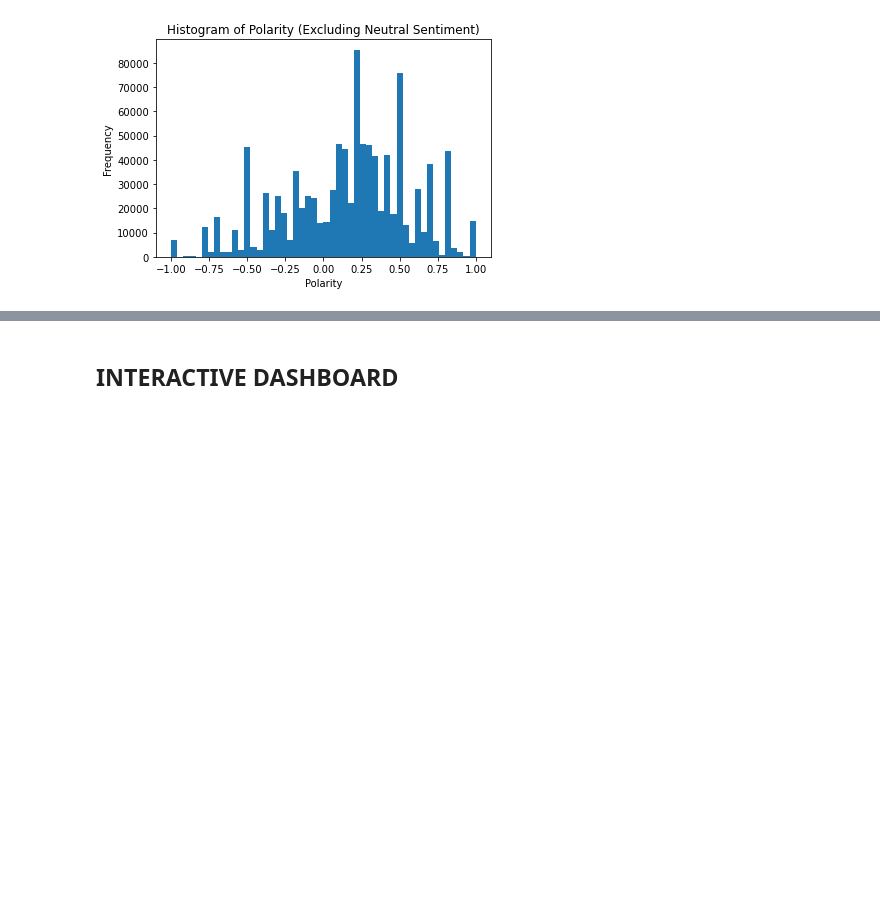
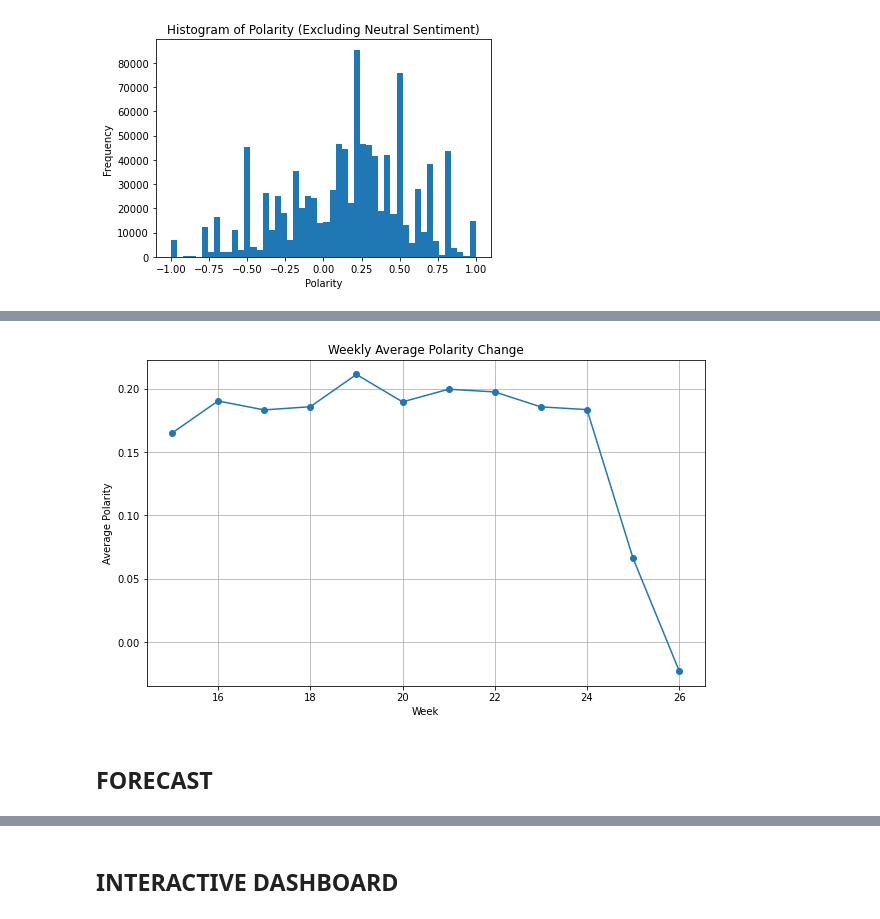
Before and after one commit to hmmtuslu/CA2-SEMESTER2, a Jupyter notebook: CA2 SEM-2.ipynb, the cells around one changed output, grey strips where cells are left out. Saved outputs shown, nothing was run; the diff lists cells and outputs as text; code cells hidden in the pictures; blank space fills up the shorter version.

```diff
--- a/CA2 SEM-2.ipynb
+++ b/CA2 SEM-2.ipynb
@@ -372,0 +401,22 @@ only showing top 20 rows
+# %%
+from pyspark.sql import SparkSession
+from pyspark.sql.functions import col, weekofyear, max, min, mean, stddev
+
+# Spark session oluşturun
+spark = SparkSession.builder.appName("WeeklyPolarityStatistics").getOrCreate()
+
+
+# "time" sütununu tarih ve hafta numarasına çevirin
+df = df.withColumn("time", col("time").cast("timestamp"))
+df = df.withColumn("week", weekofyear("time"))
+
+# Haftalık istatistikleri alın
+weekly_stats = df.groupBy("week").agg(
+    mean("polarity").alias("avg_polarity"),
+    stddev("polarity").alias("stddev_polarity"),
+    min("polarity").alias("min_polarity"),
+    max("polarity").alias("max_polarity")
+)
+
+# İstatistikleri göster
+weekly_stats.show()
@@ -372,0 +440,21 @@ only showing top 20 rows
+# %%
+import matplotlib.pyplot as plt
+
+# Spark DataFrame'i week sütununa göre sırala
+sorted_weekly_stats = weekly_stats.orderBy("week")
+
+# Pandas DataFrame'e çevirme
+pandas_weekly_stats = sorted_weekly_stats.toPandas()
+
+# Grafiği çizme
+plt.figure(figsize=(10, 6))
+plt.plot(pandas_weekly_stats['week'], pandas_weekly_stats['avg_polarity'], marker='o', linestyle='-')
+plt.title('Weekly Average Polarity Change')
+plt.xlabel('Week')
+plt.ylabel('Average Polarity')
+plt.grid(True)
+plt.show()
+# %% [output]
+[figure, added]
+# %% [markdown]
+## FORECAST
```
Also changed, not shown: parts of 16 cells of this notebook.
